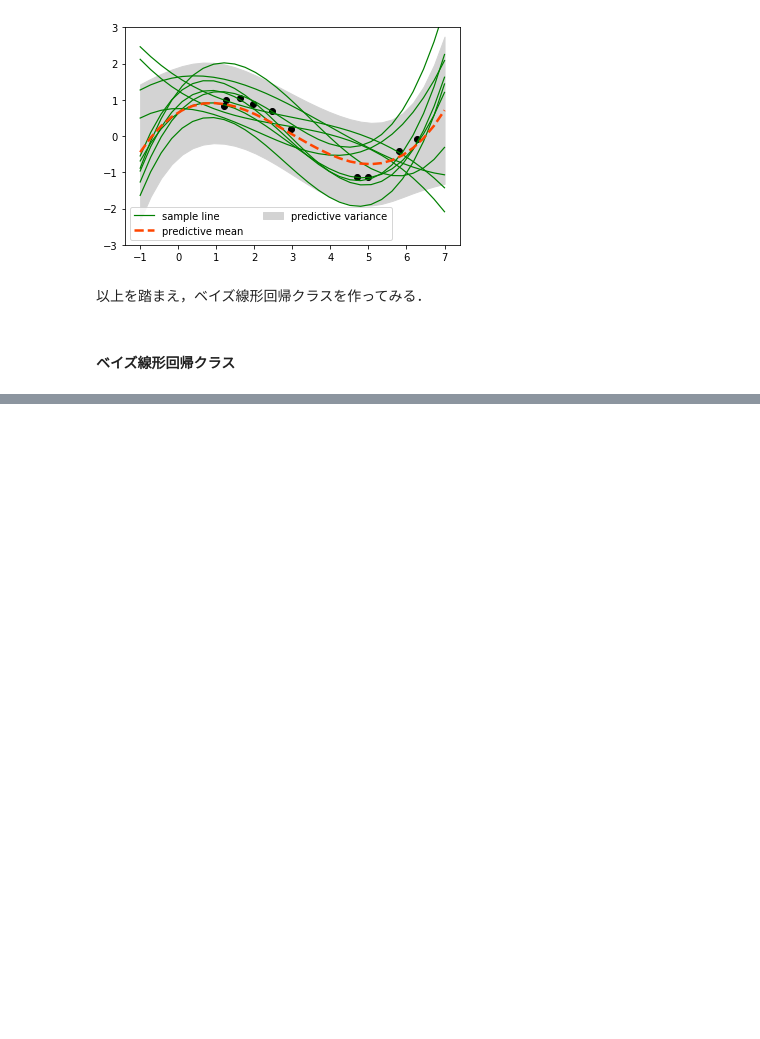
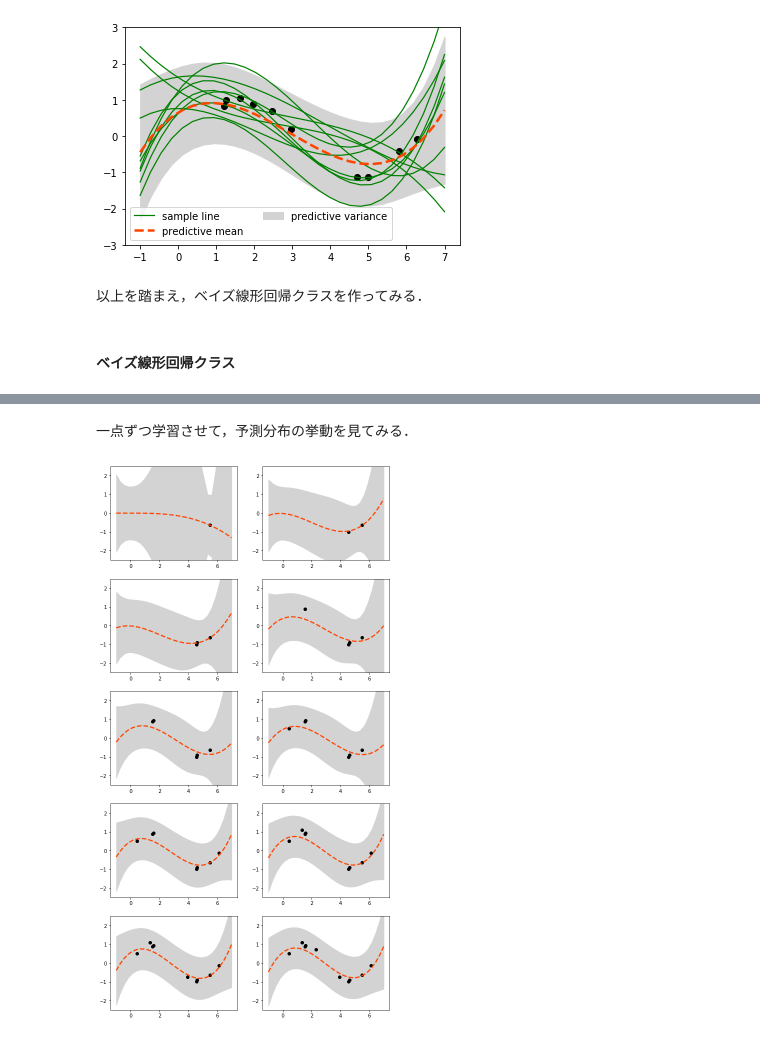
Before and after one commit to PetitStella/Bayesian_deep_learning, a Jupyter notebook: Chapter3.ipynb, the cells around one changed output, grey strips where cells are left out. Drawn from its saved outputs; the diff is of its cells as text; code cells hidden in the pictures; blank space fills up the shorter version.

Commit message:
Add online learning

```diff
--- a/Chapter3.ipynb
+++ b/Chapter3.ipynb
@@ -341,0 +344,26 @@ plt.show()
+# %% [markdown]
+一点ずつ学習させて，予測分布の挙動を見てみる．
+# %%
+random_set = [1, 2, 3, 5, 7, 10]
+
+mu_0 = np.zeros(H)
+Sigma_0 = np.identity(H)
+
+x_lin = np.linspace(-1, 7, 30).reshape(-1,1)
+
+BayesLR = BayesianLinearRigression()
+BayesLR.set_prior(mu_0, Sigma_0, 1)
+
+plt.figure(figsize=(10,20))
+for i in range(N_train):
+    BayesLR.learn(x_train[i].reshape(-1,1), y_train[i].reshape(-1,1), 3)
+    pred_mean, pred_var = BayesLR.predict(x_lin)
+    upper = pred_mean + np.sqrt(pred_var)
+    lower = pred_mean - np.sqrt(pred_var)
+    plt.subplot(5,2,i+1)
+    plt.plot(x_lin, pred_mean, color='orangered', linewidth = 2.5, linestyle='dashed', label='predictive mean')
+    plt.fill_between(x_lin[:,0], upper, lower, color='lightgrey', label='predictive variance')
+    plt.scatter(x_train[0:i+1], y_train[0:i+1], color='black', marker='o')
+    plt.ylim(-2.5,2.5)
+# %% [output]
+[figure, added]
```
Also changed, not shown: parts of 7 cells of this notebook.
